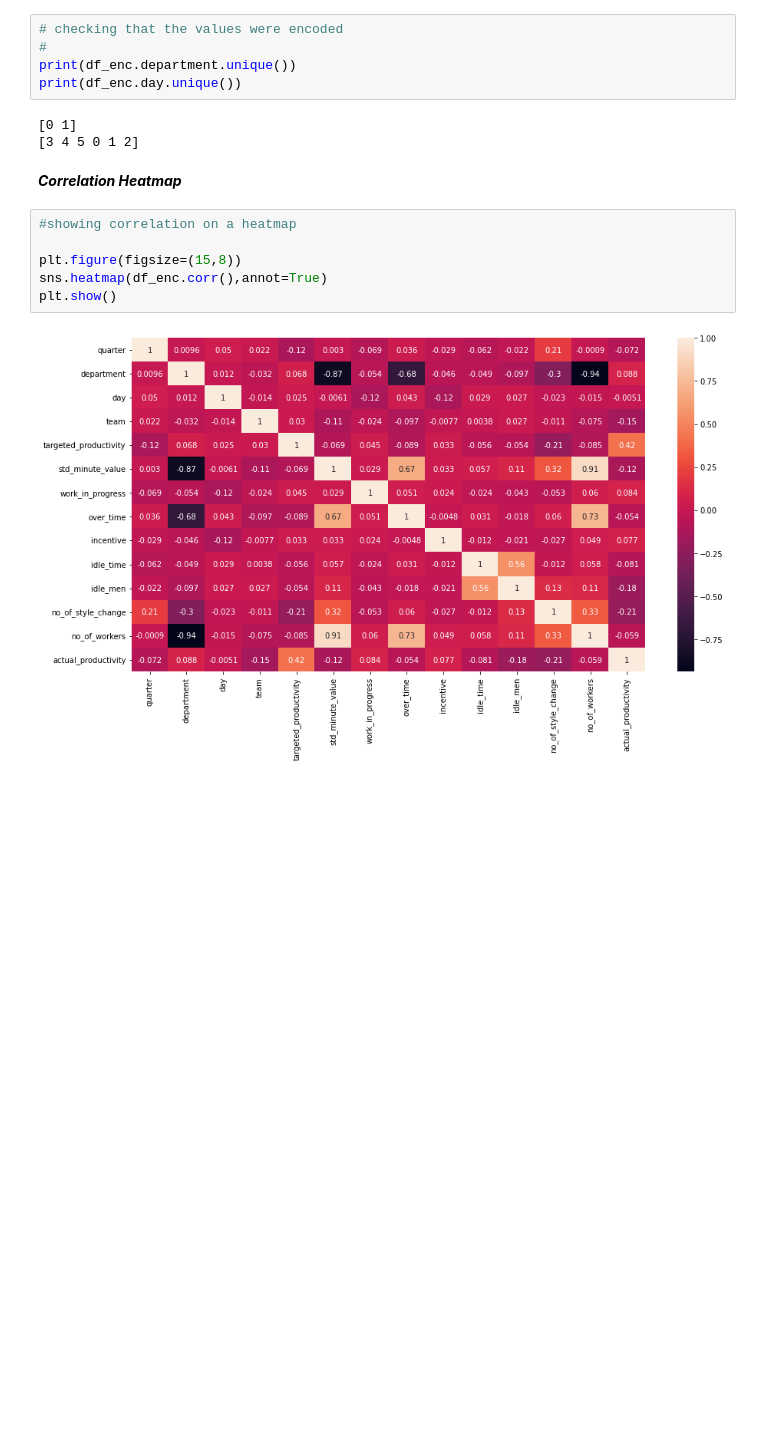
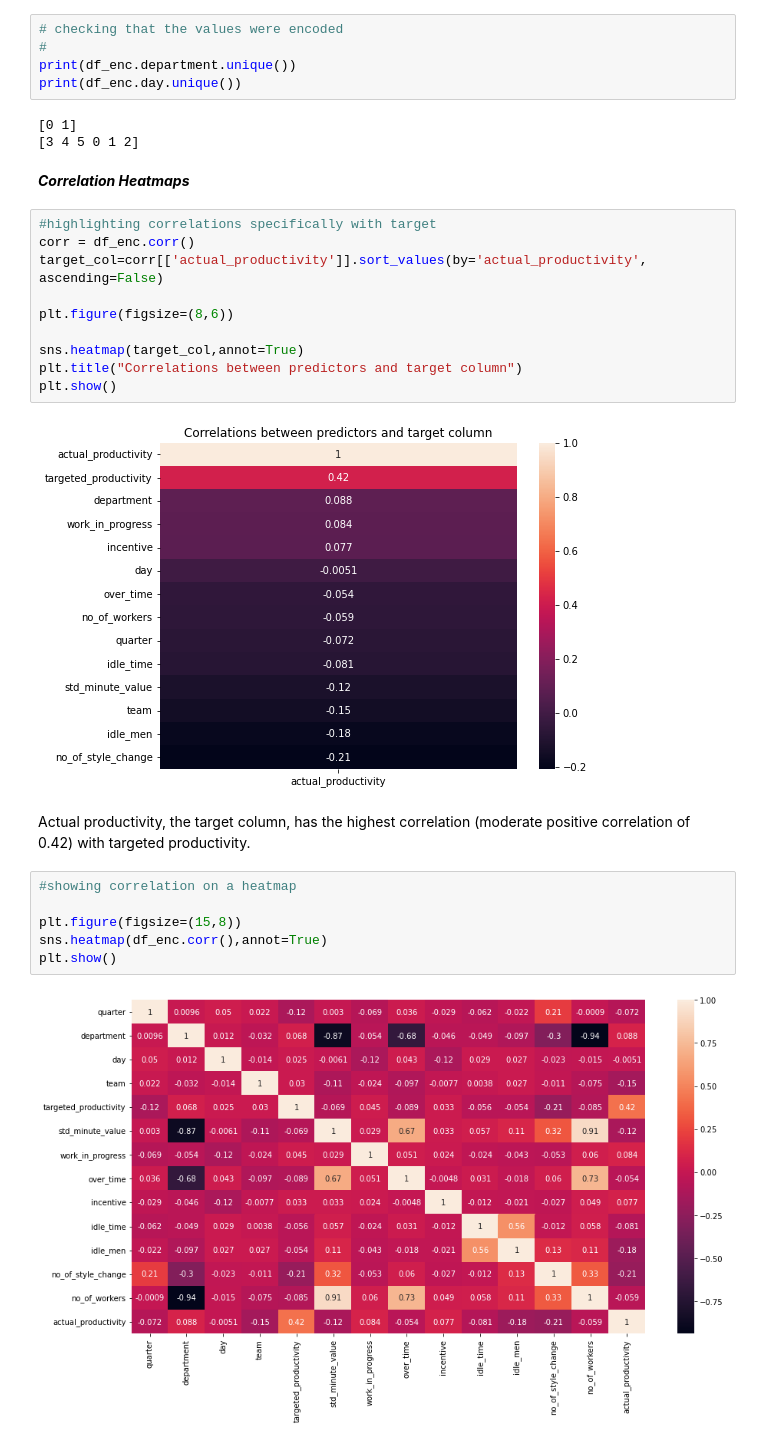
Before and after one commit to dynasty-29/Productivity-Prediction-Project, a Jupyter notebook: productivity_prediction.ipynb, the cells around one changed output. Saved outputs shown, nothing was run; the diff lists cells and outputs as text; blank space fills up the shorter version.

```diff
--- a/productivity_prediction.ipynb
+++ b/productivity_prediction.ipynb
@@ -753,7 +737,21 @@ print(df_enc.day.unique())
 [0 1]
 [3 4 5 0 1 2]
 # %% [markdown]
-***Correlation Heatmap***
+***Correlation Heatmaps***
+# %%
+#highlighting correlations specifically with target
+corr = df_enc.corr()
+target_col=corr[['actual_productivity']].sort_values(by='actual_productivity', ascending=False)
+
+plt.figure(figsize=(8,6))
+
+sns.heatmap(target_col,annot=True)
+plt.title("Correlations between predictors and target column")
+plt.show()
+# %% [output]
+[figure, added]
+# %% [markdown]
+Actual productivity, the target column, has the highest correlation (moderate positive correlation of 0.42) with targeted productivity.
 # %%
 #showing correlation on a heatmap
 
```
Also changed, not shown: parts of 22 cells of this notebook.
